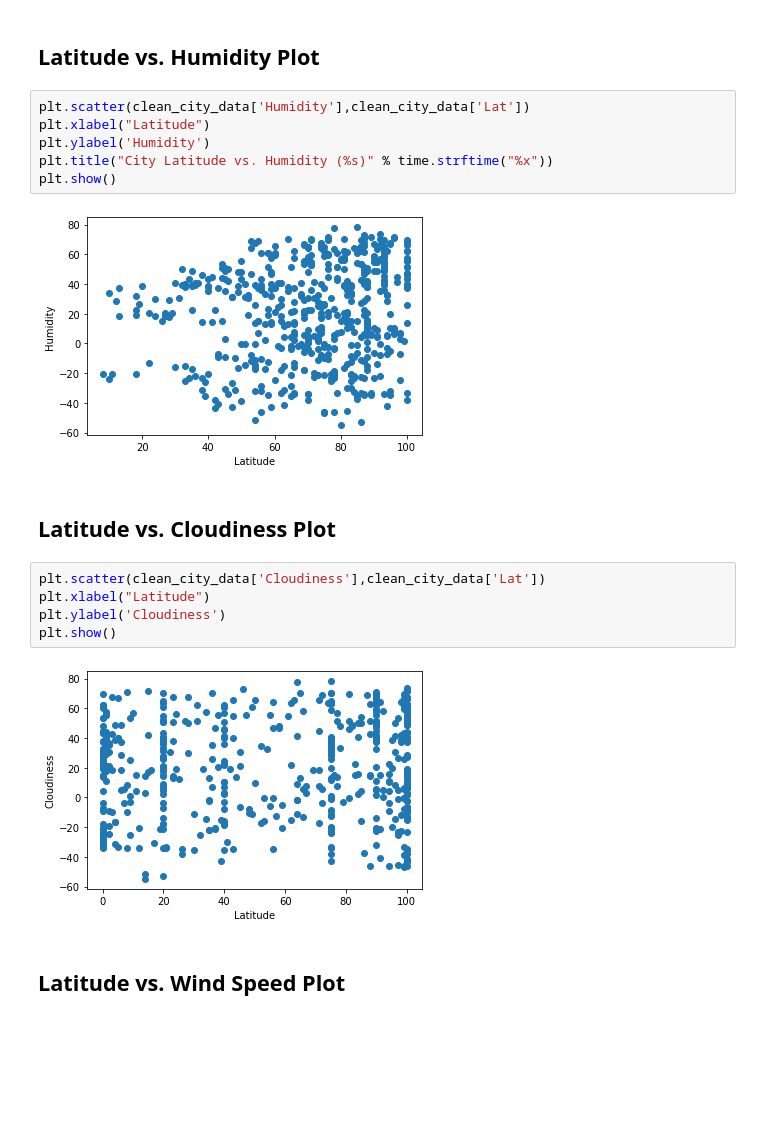
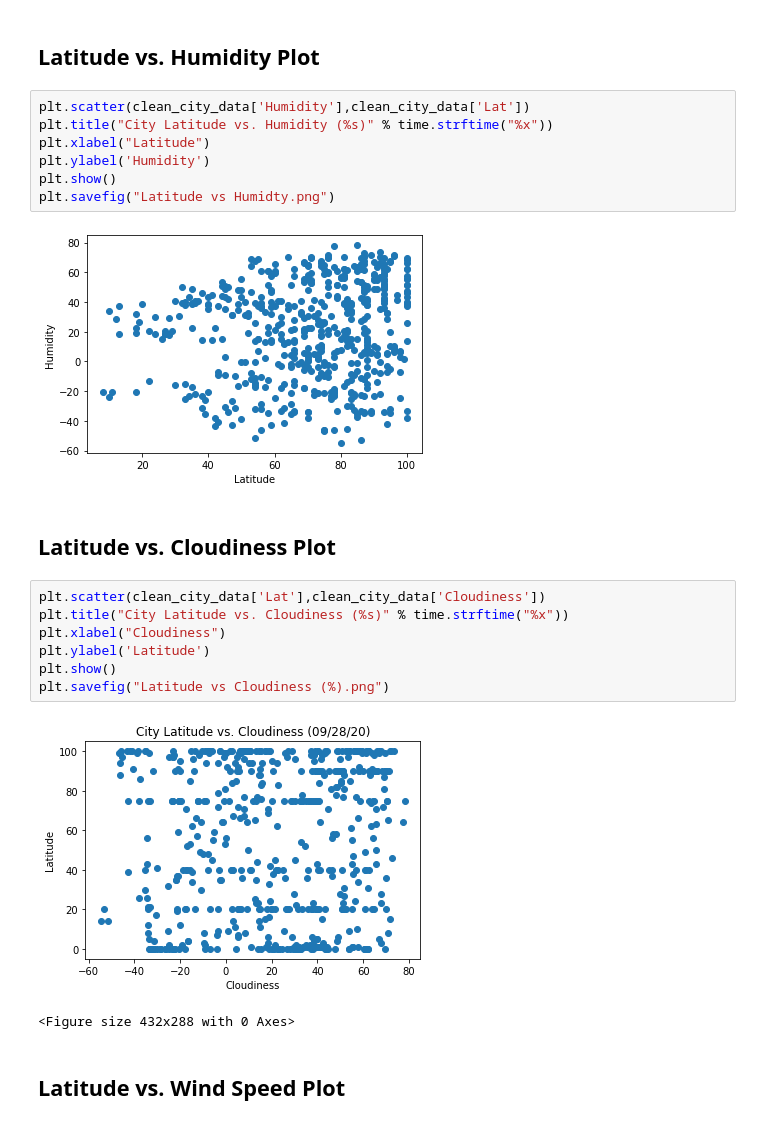
Before and after one commit to geneberry3/python-api-challenge, a Jupyter notebook: WeatherPy.ipynb, the cells around one changed output. Drawn from its saved outputs; the diff is of its cells as text; blank space fills up the shorter version.

```diff
--- a/WeatherPy.ipynb
+++ b/WeatherPy.ipynb
@@ -223,20 +226,24 @@ plt.show()
 ## Latitude vs. Humidity Plot
 # %%
 plt.scatter(clean_city_data['Humidity'],clean_city_data['Lat'])
+plt.title("City Latitude vs. Humidity (%s)" % time.strftime("%x"))
 plt.xlabel("Latitude")
 plt.ylabel('Humidity')
-plt.title("City Latitude vs. Humidity (%s)" % time.strftime("%x"))
 plt.show()
+plt.savefig("Latitude vs Humidty.png")
 # %% [output]
 [figure]
 # %% [markdown]
 ## Latitude vs. Cloudiness Plot
-# %%
-plt.scatter(clean_city_data['Cloudiness'],clean_city_data['Lat'])
-plt.xlabel("Latitude")
-plt.ylabel('Cloudiness')
-plt.show()
-# %% [output]
-[figure, removed]
+# %%
+plt.scatter(clean_city_data['Lat'],clean_city_data['Cloudiness'])
+plt.title("City Latitude vs. Cloudiness (%s)" % time.strftime("%x"))
+plt.xlabel("Cloudiness")
+plt.ylabel('Latitude')
+plt.show()
+plt.savefig("Latitude vs Cloudiness (%).png")
+# %% [output]
+[figure, added]
+<Figure size 432x288 with 0 Axes>
 # %% [markdown]
 ## Latitude vs. Wind Speed Plot
```
Also changed, not shown: parts of 3 cells of this notebook, 3 other files.
